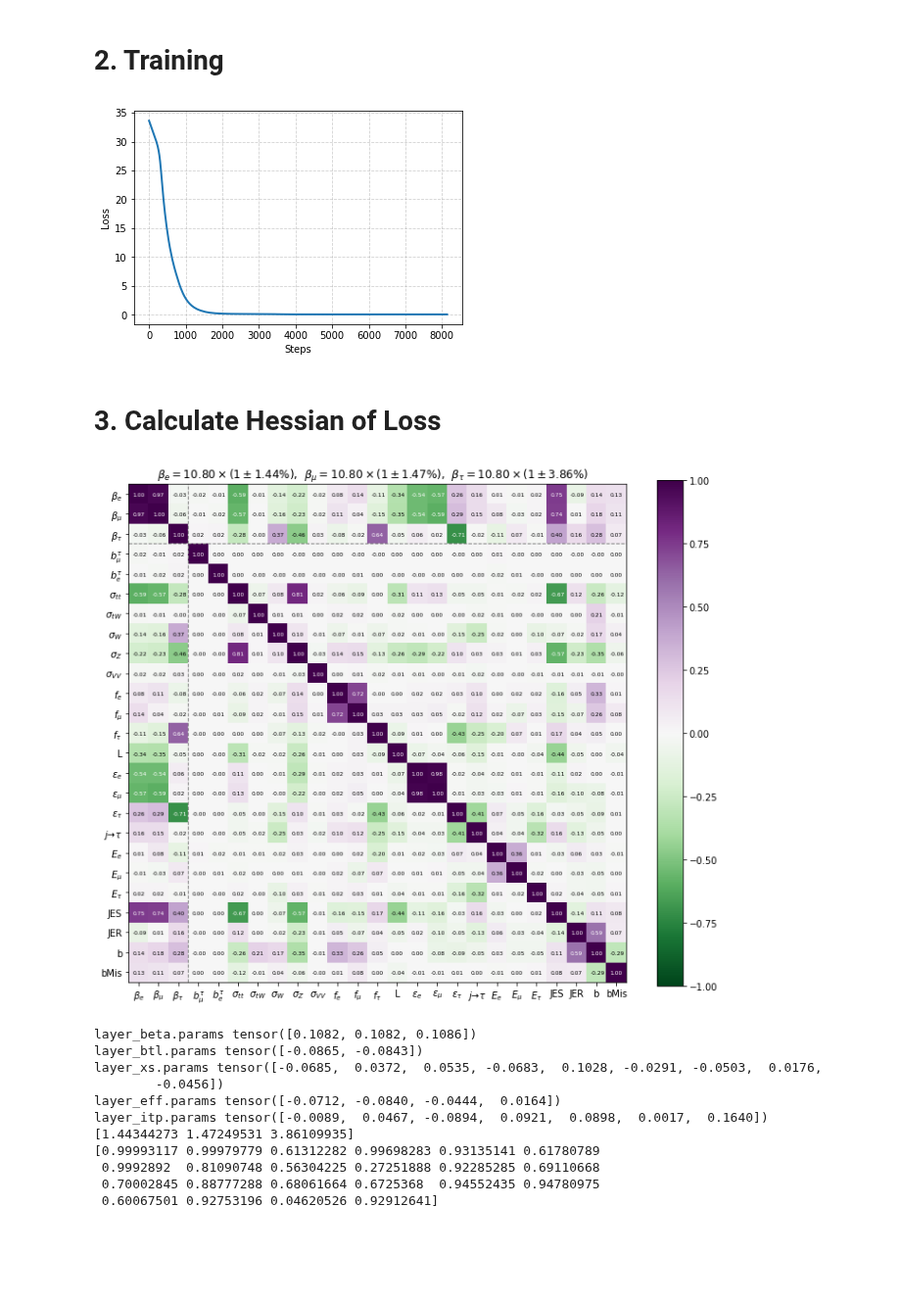
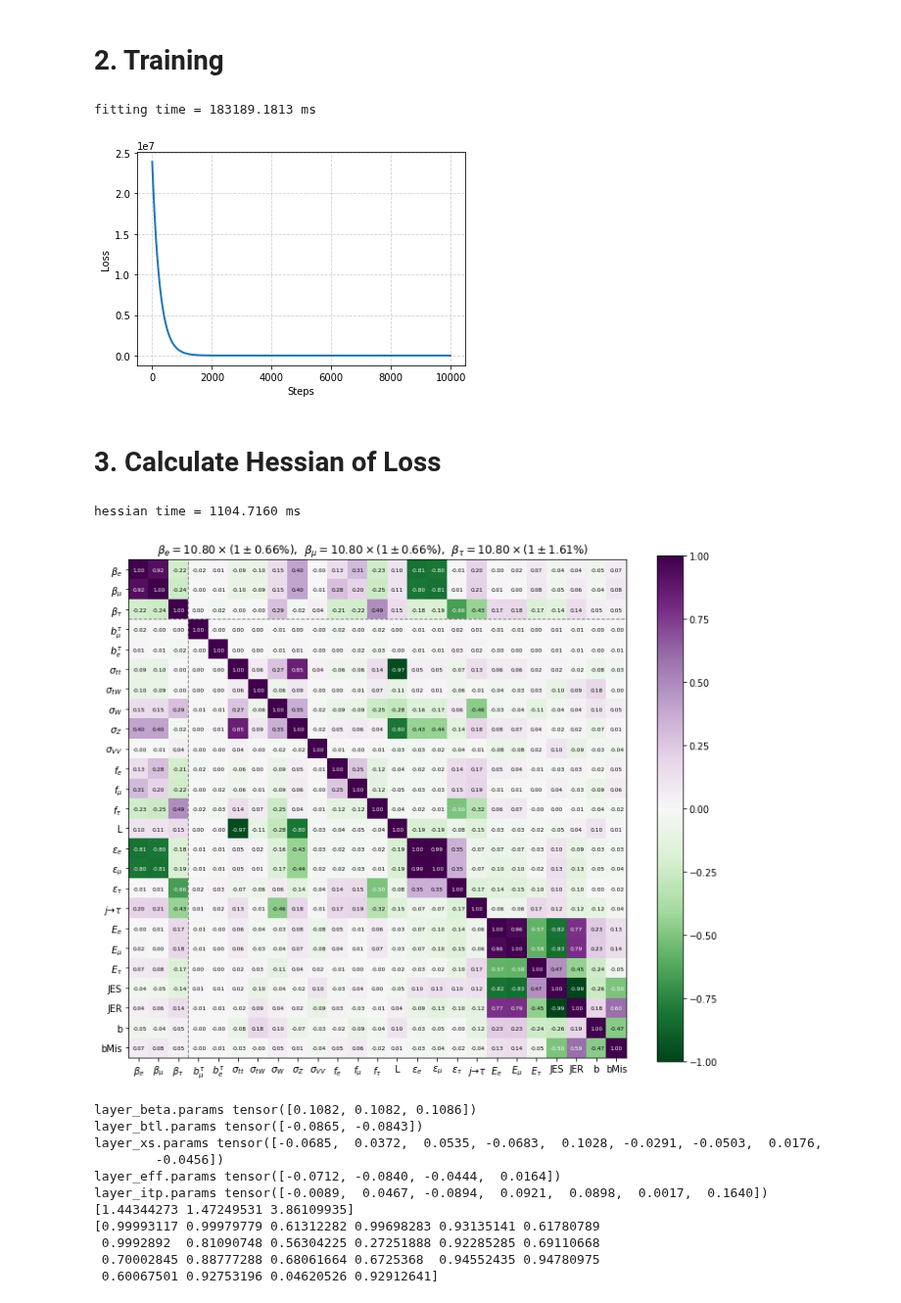
Before and after one commit to ZihengChen/WBranchingFaction, a Jupyter notebook: notebooks/fit_tcBF.ipynb, the cells around one changed output. Shown at 98% size. Drawn from its saved outputs; the diff is of its cells as text; code cells hidden in the pictures; blank space fills up the shorter version.

```diff
--- a/notebooks/fit_tcBF.ipynb
+++ b/notebooks/fit_tcBF.ipynb
@@ -6,7 +8,7 @@ from fit_tcmodel import *
 # 1. Load Input-Label and Model
 # %%
 baseDir = common.getBaseDirectory()
-shaping = False
+shaping = True
 
 if shaping:
     X = np.load(baseDir + "data/templates/shaping_signalRegion/X_.npy")
@@ -17,8 +19,8 @@ else:
 
 X  = tc.from_numpy(X ).type(tc.FloatTensor ).to(device)
 X1 = tc.from_numpy(X1).type(tc.FloatTensor ).to(device)
-Y  = tc.sum(X ,1).to(device)
-Y1 = tc.sum(X1,1).to(device)
+Y  = tc.sum(X ,1).to(device) + 0.1
+Y1 = tc.sum(X1,1).to(device) + 0.1
 
 
 # Model and optimizer
@@ -42,29 +44,39 @@ def closure():
     loss.backward(retain_graph=True)
     return loss
 # run optimization
+start = timer()
 optimizer.step(closure)
+end = timer()
+print('fitting time = {:6.4f} ms'.format( (end-start)*1000 ))
+
 showLossHistory(losses)
 # %% [output]
+fitting time = 183189.1813 ms
-[figure, old version]
+[figure, new version]
 # %% [markdown]
 # 3. Calculate Hessian of Loss
 # %%
 # forward prop X
 y,regu,y1 = model.forward(X, X1)
 # calculate loss and params
 loss  = tc.sum( (y -Y )**2/(2*Y ) )
 loss += tc.sum( (y1-Y1)**2/(2*Y1) )
 loss += regu
 # autograd loss w.r.t. params
+start = timer()
 hess = autograd2nd(loss, model)
+end = timer()
+print('hessian time = {:6.4f} ms'.format( (end-start)*1000 ))
+
 hessinv = np.linalg.inv(hess)
 sig = np.sqrt(hessinv.diagonal())
 cor = hessinv/np.outer(sig, sig)
 
 # show correlation and sigma
 commonp.showParameterCovMat(cor,sig)
 # %% [output]
+hessian time = 1104.7160 ms
-[figure, old version]
+[figure, new version]
 # %%
 for name, param in model.named_parameters():
     if param.requires_grad:
```
Also changed, not shown: parts of 1 cell of this notebook, 3 other files.
